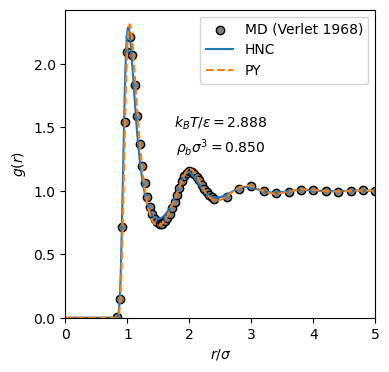
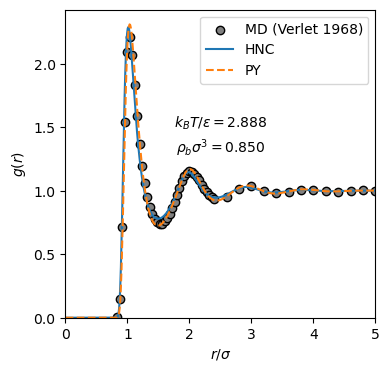
The notebook cell's code change between the first figure and the second:
--- before
+++ after
@@ -4,6 +4,6 @@
 plt.scatter(VerletMDdata['r'],VerletMDdata[f'KT={kT:.3f}'],marker='o',edgecolors='k',facecolors='grey',label='MD (Verlet 1968)')
 
-plt.plot(r,gHNC,'-',color='C0',label='HNC')
-plt.plot(r,gPY,'--',color='C1',label='PY')
+plt.plot(r.cpu().numpy(),gHNC.cpu().numpy(),'-',color='C0',label='HNC')
+plt.plot(r.cpu().numpy(),gPY.cpu().numpy(),'--',color='C1',label='PY')
 
 plt.xlim(0.0,5.0)

Commit: Updating examples